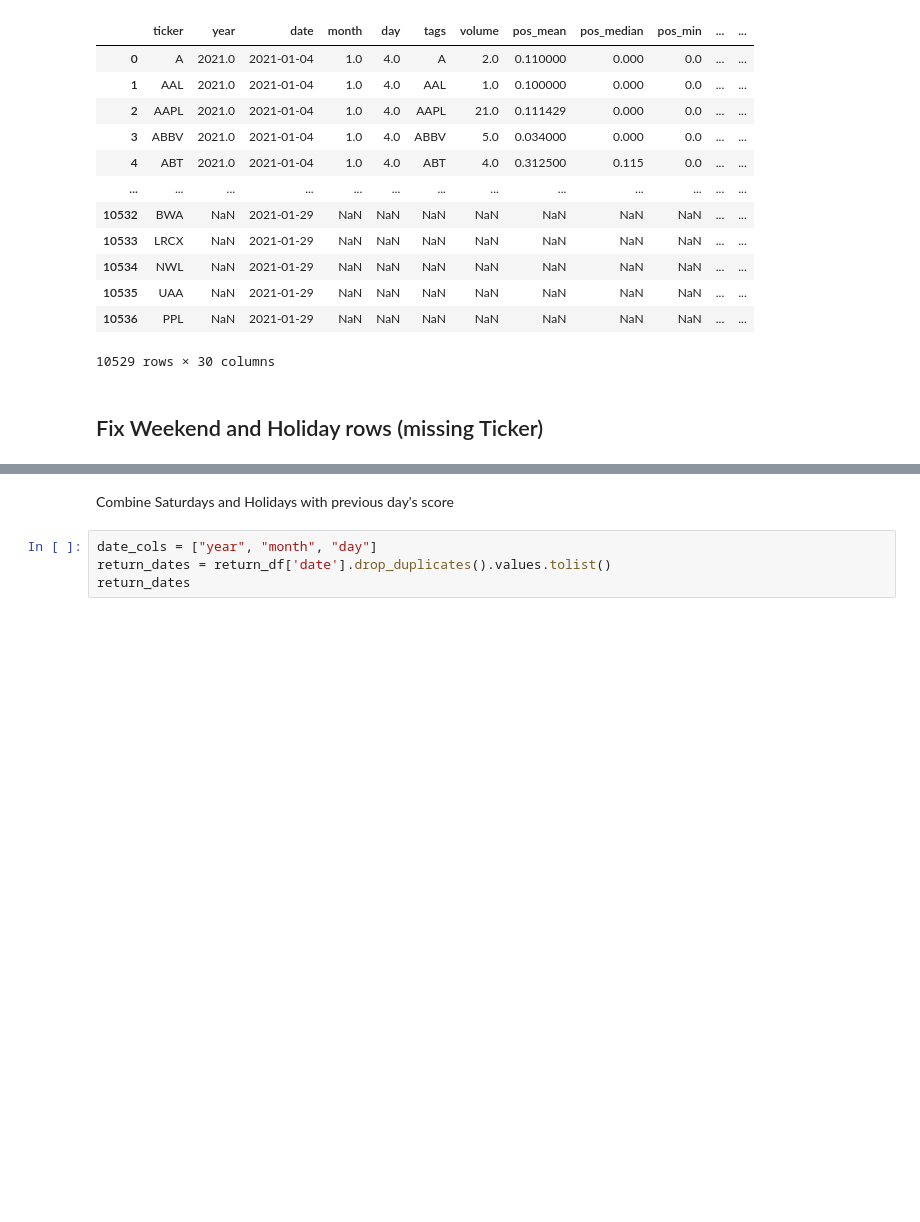
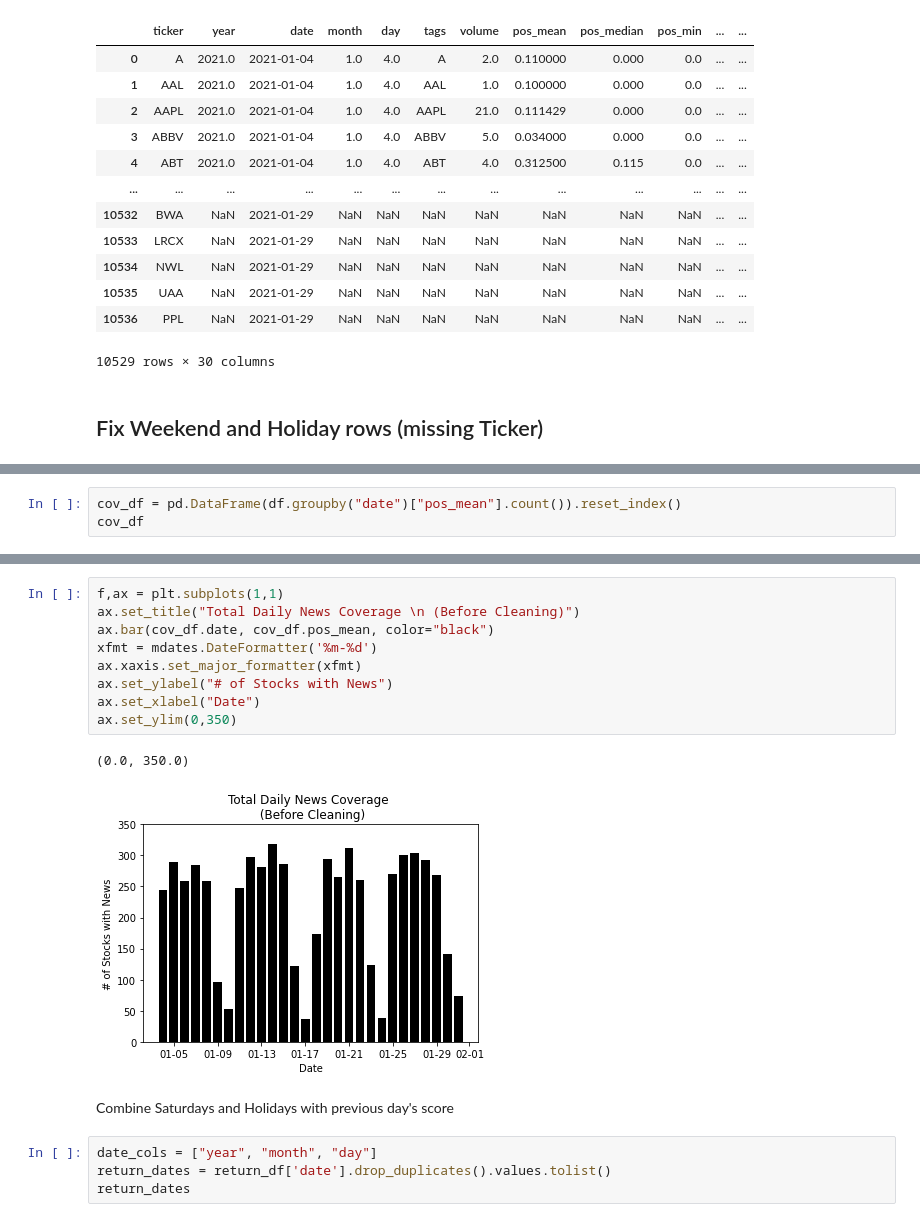
Before and after one commit to typaint/capstone, a Jupyter notebook: 60-portfolio/aggregate_data.ipynb, the cells around one changed output, grey strips where cells are left out. Cells and saved outputs as stored; diff of their text form; blank space fills up the shorter version.

```diff
--- a/60-portfolio/aggregate_data.ipynb
+++ b/60-portfolio/aggregate_data.ipynb
@@ -194,0 +230,3 @@ df
+# %%
+cov_df = pd.DataFrame(df.groupby("date")["pos_mean"].count()).reset_index()
+cov_df
@@ -195,3 +251,15 @@ df
+# %%
+f,ax = plt.subplots(1,1)
+ax.set_title("Total Daily News Coverage \n (Before Cleaning)")
+ax.bar(cov_df.date, cov_df.pos_mean, color="black")
+xfmt = mdates.DateFormatter('%m-%d')
+ax.xaxis.set_major_formatter(xfmt)
+ax.set_ylabel("# of Stocks with News")
+ax.set_xlabel("Date")
+ax.set_ylim(0,350)
+# %% [output]
+(0.0, 350.0)
+[figure, added]
 # %% [markdown]
 Combine Saturdays and Holidays with previous day's score
 # %%
```
Also changed, not shown: parts of 12 cells of this notebook, 25 other files.
